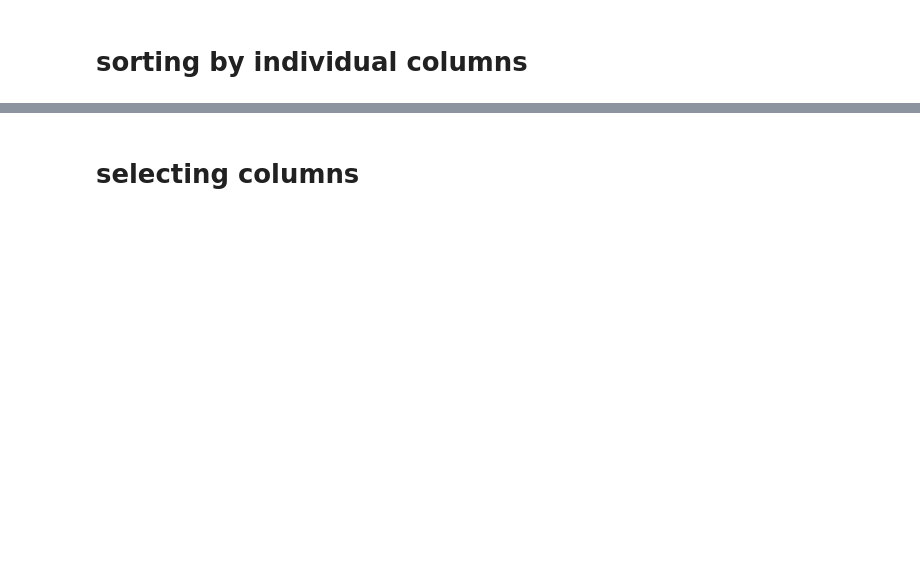
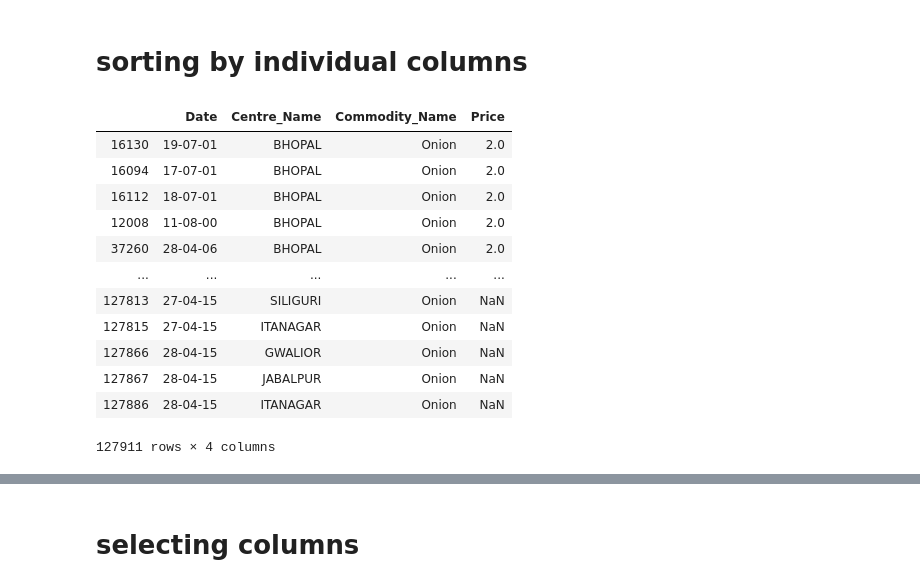
Before and after one commit to enuguru/DataScienceLevelOne, a Jupyter notebook: pydslevelone/data_inspection/onion_prices_data_inspection.ipynb, the cells around one changed output, grey strips where cells are left out. Drawn from its saved outputs; the diff is of its cells as text; code cells hidden in the pictures; blank space fills up the shorter version.

```diff
--- a/pydslevelone/data_inspection/onion_prices_data_inspection.ipynb
+++ b/pydslevelone/data_inspection/onion_prices_data_inspection.ipynb
@@ -7,6 +7,6 @@ from pandas import read_csv
 # %%
 filename = 'daily_retail_price_Onion-upto_apr_2015.csv'
 header_names = ['Date','Centre_Name','Commodity_Name','Price']
-data = read_csv(filename,names = header_names)
+onion = read_csv(filename,names = header_names)
 # %% [markdown]
 # display the data
@@ -47,4 +105,18 @@ data.tail(10)
 # %% [markdown]
 # sorting by individual columns
 # %%
-data.sort_values('Price')
+onion.sort_values('Price')
+# %% [output]
+|  | Date | Centre_Name | Commodity_Name | Price |
+| 16130 | 19-07-01 | BHOPAL | Onion | 2.0 |
+| 16094 | 17-07-01 | BHOPAL | Onion | 2.0 |
+| 16112 | 18-07-01 | BHOPAL | Onion | 2.0 |
+| 12008 | 11-08-00 | BHOPAL | Onion | 2.0 |
+| 37260 | 28-04-06 | BHOPAL | Onion | 2.0 |
+| ... | ... | ... | ... | ... |
+| 127813 | 27-04-15 | SILIGURI | Onion | NaN |
+| 127815 | 27-04-15 | ITANAGAR | Onion | NaN |
+| 127866 | 28-04-15 | GWALIOR | Onion | NaN |
+| 127867 | 28-04-15 | JABALPUR | Onion | NaN |
+| 127886 | 28-04-15 | ITANAGAR | Onion | NaN |
+127911 rows × 4 columns
```
Also changed, not shown: parts of 56 cells of this notebook, 9 other files.
